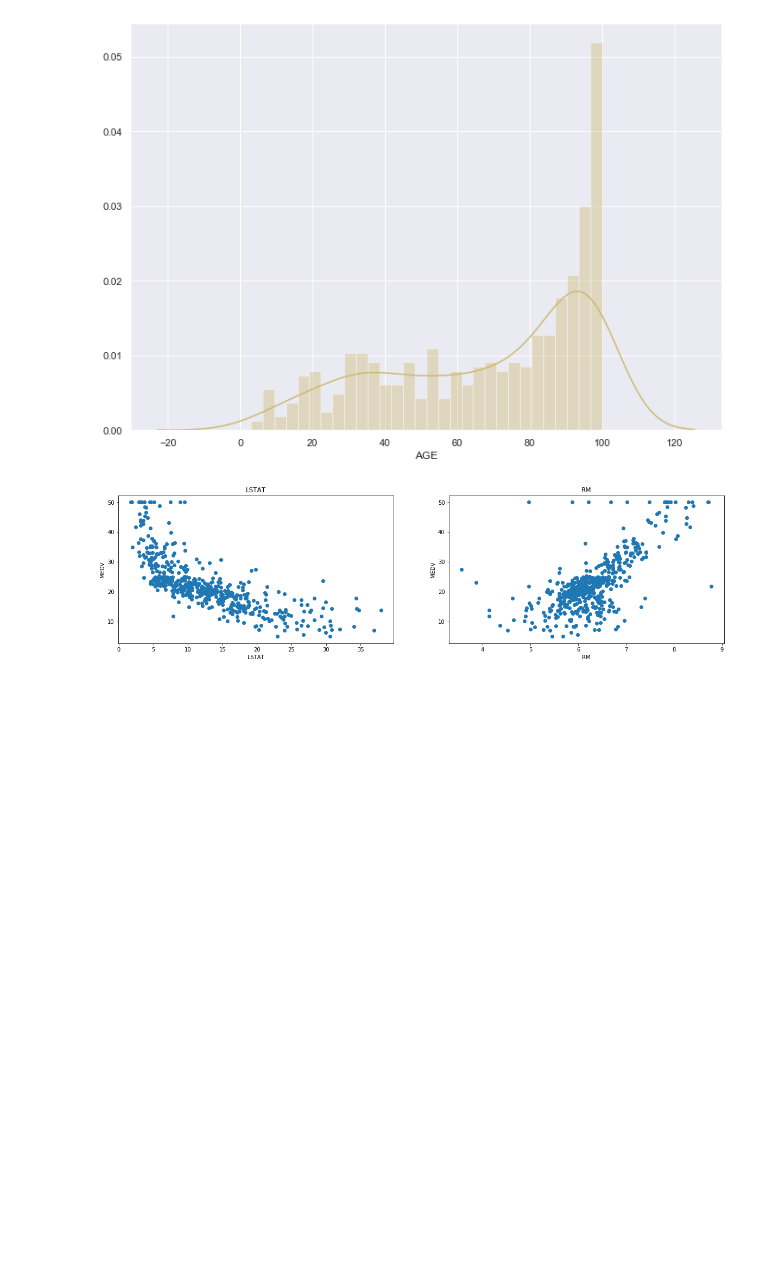
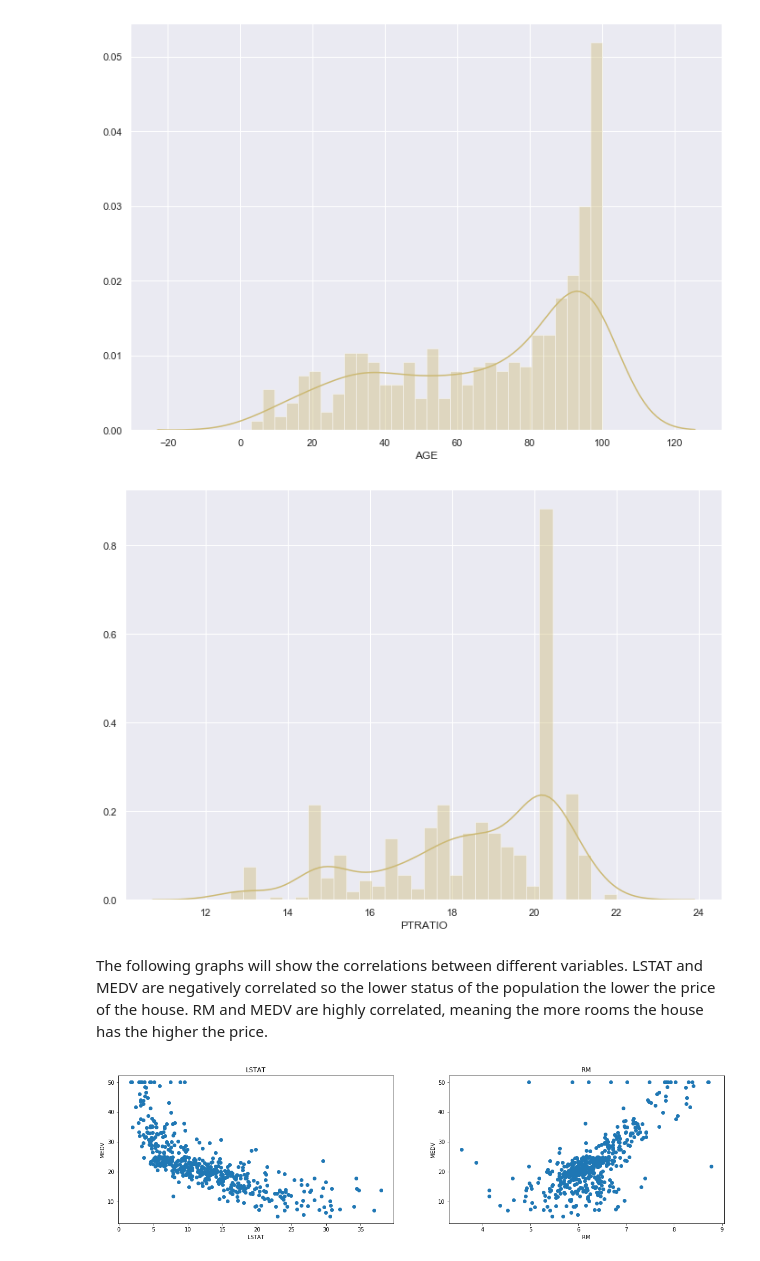
Before and after one commit to Nayade2lu/machine-learning, a Jupyter notebook: Project Machine Learning Lucia Saura Corella.ipynb, the cells around one changed output. Saved outputs shown, nothing was run; the diff lists cells and outputs as text; code cells hidden in the pictures; blank space fills up the shorter version.

```diff
--- a/Project Machine Learning Lucia Saura Corella.ipynb
+++ b/Project Machine Learning Lucia Saura Corella.ipynb
@@ -428,6 +337,22 @@ sns.distplot(S, color="y", bins=30)
 plt.show()
 # %% [output]
 [figure]
+# %%
+#Getting the info of crime rate
+C = bostondf['PTRATIO']
+
+
+# Using pyplot to plot the distribution of crime rate
+
+sns.set(rc={'figure.figsize':(11.7,8.27)})
+sns.distplot(C, color="y", bins=30)
+plt.show()
+# %% [output]
+[figure, added]
+# %% [markdown]
+The following graphs will show the correlations between different variables.
+LSTAT and MEDV are negatively correlated so the lower status of the population the lower the price of the house.
+RM and MEDV are highly correlated, meaning the more rooms the house has the higher the price.
 # %%
 #code adapted from towardsdatascience.com
 #ploting LSTAT and MEDV high negative correlation and ploting RM and MEDV strong positive correlation
```
Also changed, not shown: parts of 15 cells of this notebook.
